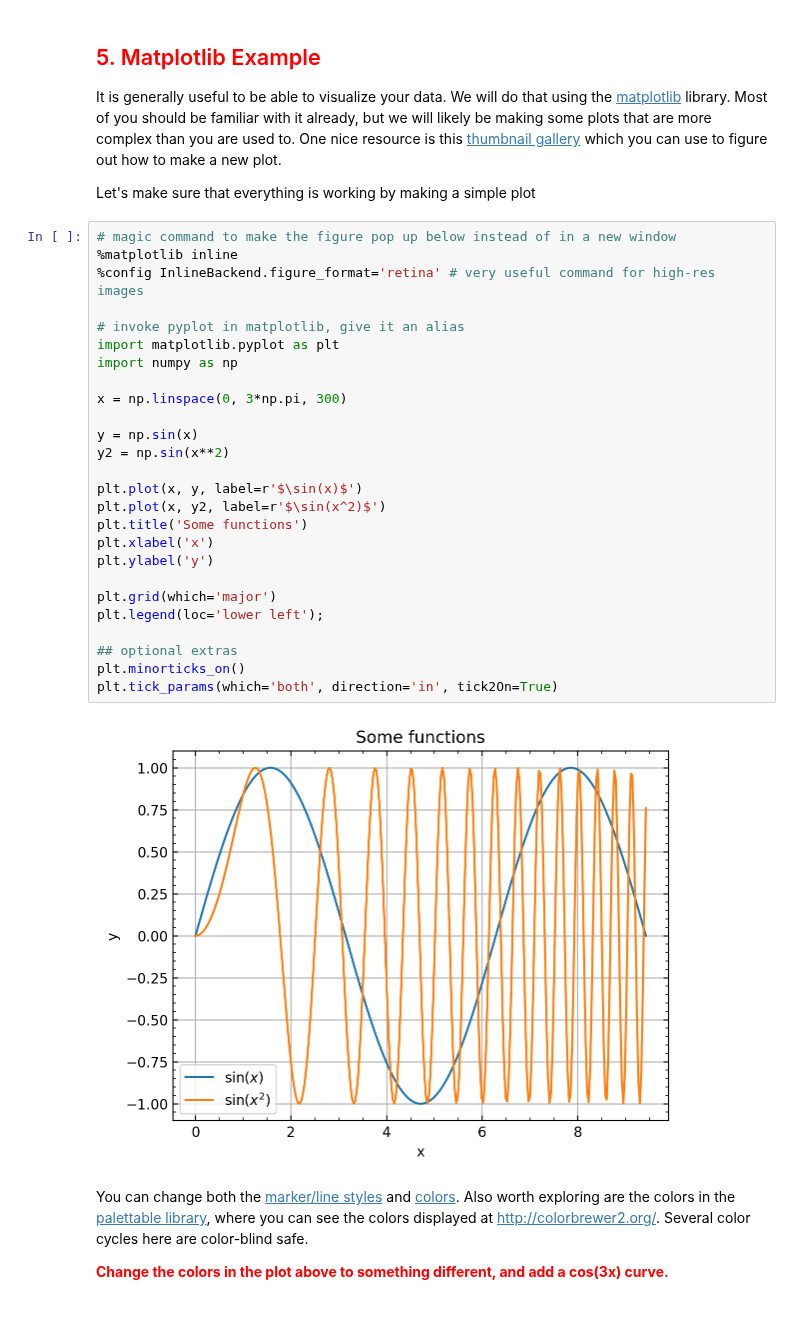
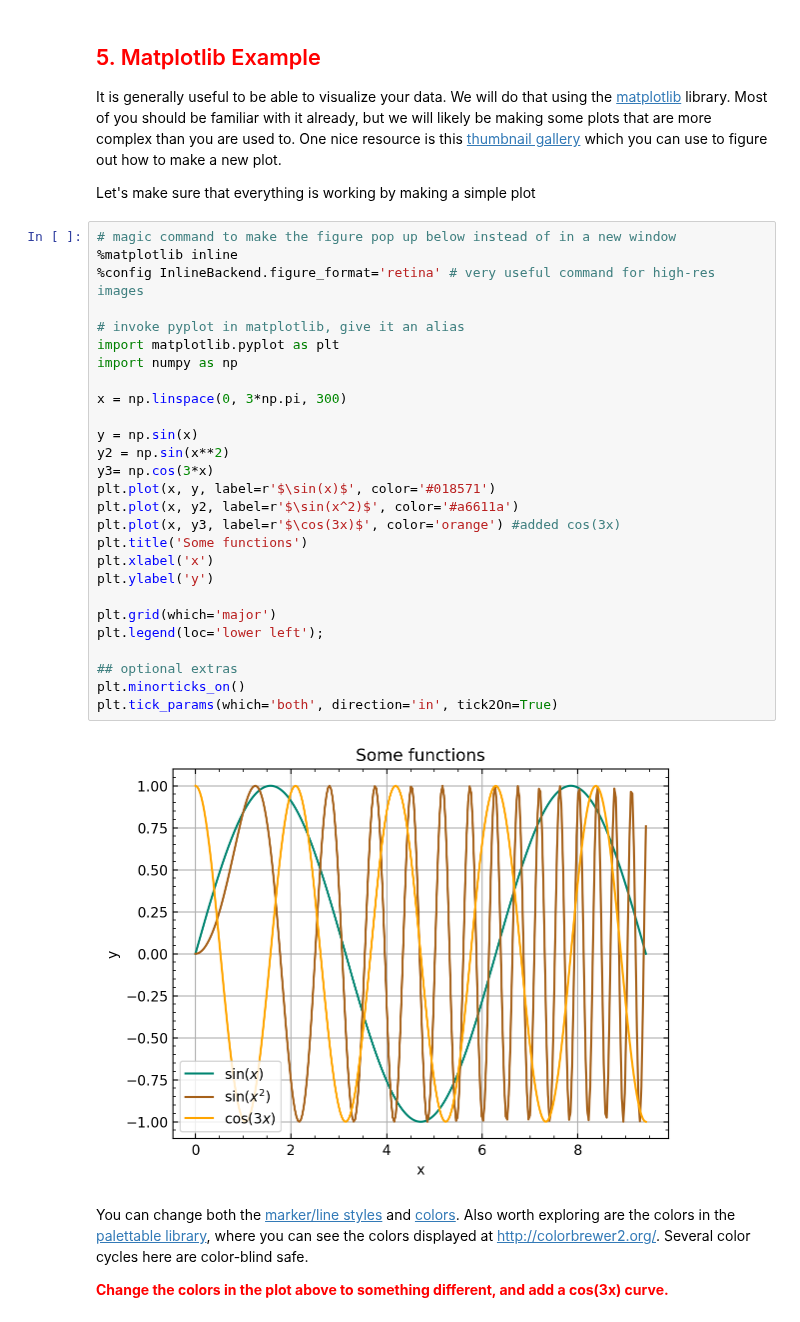
Before and after one commit to VanderbiltAstronomy/astr_8070_s25, a Jupyter notebook: coursework/student_folders/brayan_hernandez_folder/brayan_lectures/Lecture_1b.ipynb, the cells around one changed output. Drawn from its saved outputs; the diff is of its cells as text.

```diff
--- a/coursework/student_folders/brayan_hernandez_folder/brayan_lectures/Lecture_1b.ipynb
+++ b/coursework/student_folders/brayan_hernandez_folder/brayan_lectures/Lecture_1b.ipynb
@@ -506,31 +506,32 @@ Let's make sure that everything is working by making a simple plot
 # %%
 # magic command to make the figure pop up below instead of in a new window
 %matplotlib inline
 %config InlineBackend.figure_format='retina' # very useful command for high-res images
 
 # invoke pyplot in matplotlib, give it an alias
 import matplotlib.pyplot as plt
 import numpy as np
 
 x = np.linspace(0, 3*np.pi, 300)
 
 y = np.sin(x)
 y2 = np.sin(x**2)
-
-plt.plot(x, y, label=r'$\sin(x)$')
-plt.plot(x, y2, label=r'$\sin(x^2)$')
+y3= np.cos(3*x)
+plt.plot(x, y, label=r'$\sin(x)$', color='#018571')
+plt.plot(x, y2, label=r'$\sin(x^2)$', color='#a6611a')
+plt.plot(x, y3, label=r'$\cos(3x)$', color='orange') #added cos(3x)
 plt.title('Some functions')
 plt.xlabel('x')
 plt.ylabel('y')
 
 plt.grid(which='major')
 plt.legend(loc='lower left');
 
 ## optional extras
 plt.minorticks_on()
 plt.tick_params(which='both', direction='in', tick2On=True)
 # %% [output]
-[figure, old version]
+[figure, new version]
 # %% [markdown]
 You can change both the [marker/line styles](http://matplotlib.org/examples/lines_bars_and_markers/) and [colors](http://matplotlib.org/api/colors_api.html). Also worth exploring are the colors in the [palettable library](https://jiffyclub.github.io/palettable/), where you can see the colors displayed at [http://colorbrewer2.org/](http://colorbrewer2.org/). Several color cycles here are color-blind safe.
 
```
Also changed, not shown: 2 other files.
